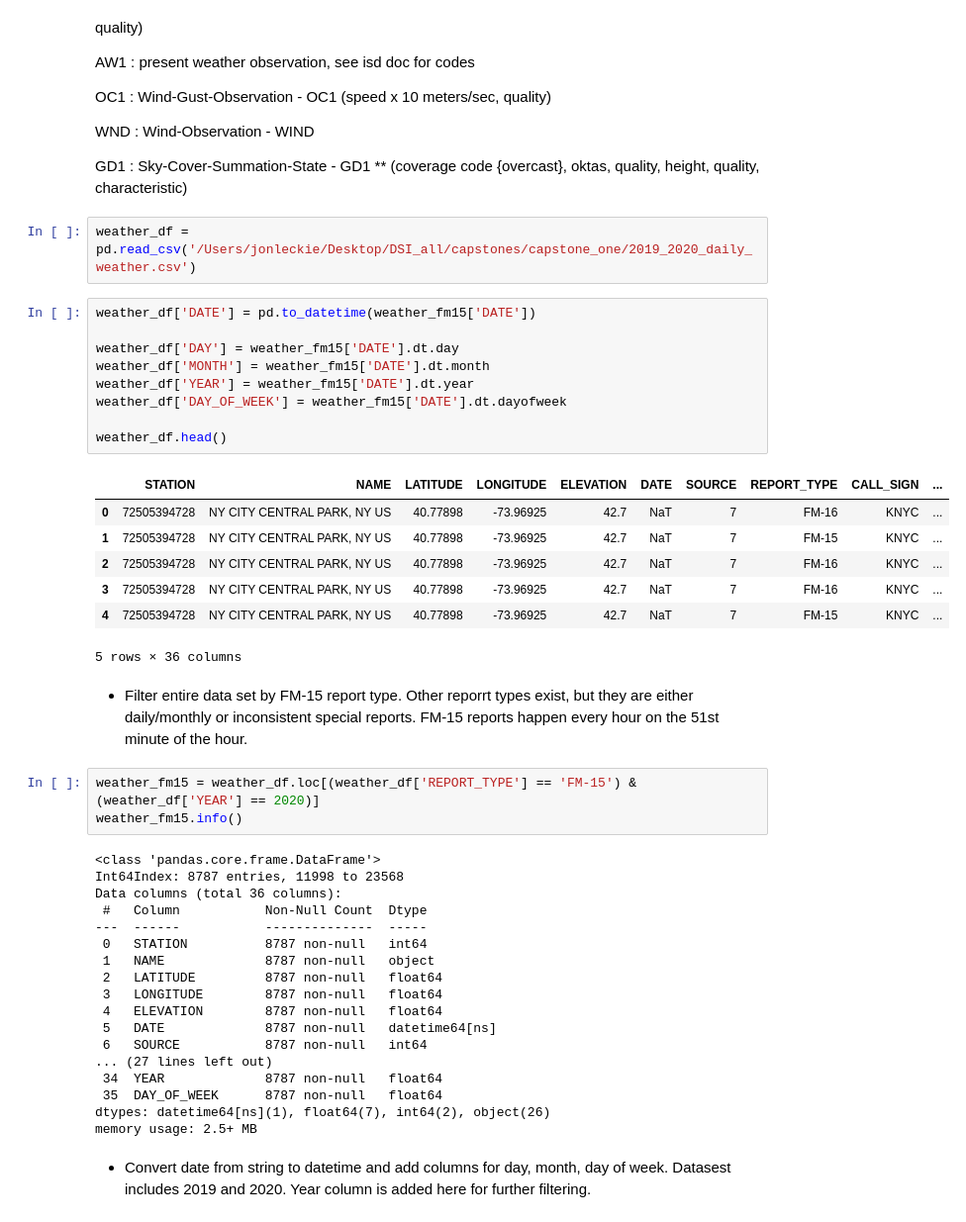
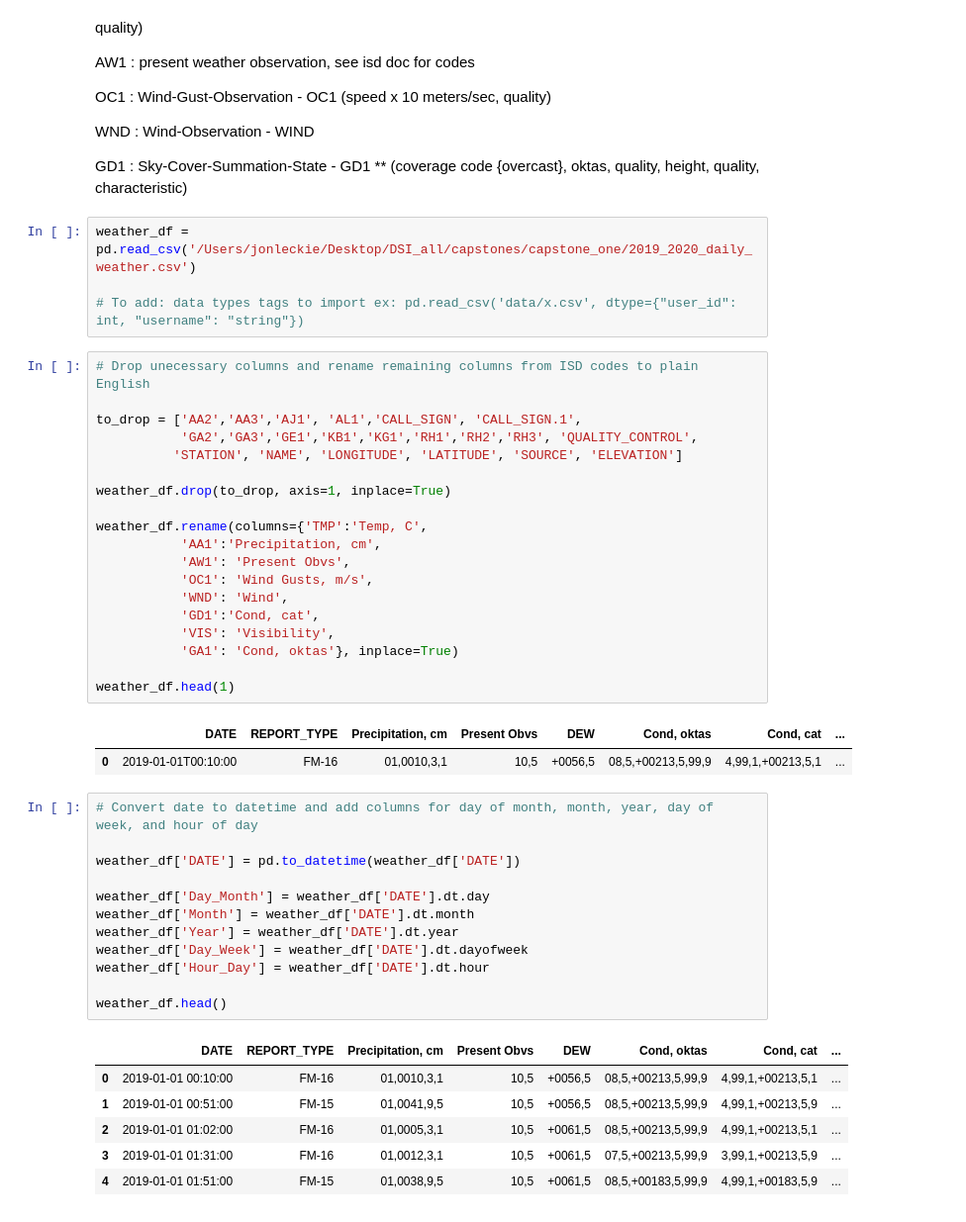
Before and after one commit to leckieje/fair_weather_cyclists, a Jupyter notebook: bike_weather_20.ipynb, the cells around one changed output. Shown: that part at 99% size. Cells and saved outputs as stored; diff of their text form.

```diff
--- a/bike_weather_20.ipynb
+++ b/bike_weather_20.ipynb
@@ -126,45 +131,46 @@ WND : Wind-Observation - WIND
 GD1 : Sky-Cover-Summation-State - GD1 ** (coverage code {overcast}, oktas, quality, height, quality, characteristic)
 # %%
 weather_df = pd.read_csv('/Users/jonleckie/Desktop/DSI_all/capstones/capstone_one/2019_2020_daily_weather.csv')
+
+# To add: data types tags to import ex: pd.read_csv('data/x.csv', dtype={"user_id": int, "username": "string"})
+# %%
+# Drop unecessary columns and rename remaining columns from ISD codes to plain English
+
+to_drop = ['AA2','AA3','AJ1', 'AL1','CALL_SIGN', 'CALL_SIGN.1',
+           'GA2','GA3','GE1','KB1','KG1','RH1','RH2','RH3', 'QUALITY_CONTROL',
+          'STATION', 'NAME', 'LONGITUDE', 'LATITUDE', 'SOURCE', 'ELEVATION']
+
+weather_df.drop(to_drop, axis=1, inplace=True)
+
+weather_df.rename(columns={'TMP':'Temp, C',
+           'AA1':'Precipitation, cm',
+           'AW1': 'Present Obvs',
+           'OC1': 'Wind Gusts, m/s',
+           'WND': 'Wind',
+           'GD1':'Cond, cat',
+           'VIS': 'Visibility',
+           'GA1': 'Cond, oktas'}, inplace=True)
+
+weather_df.head(1)
+# %% [output]
+|  | DATE | REPORT_TYPE | Precipitation, cm | Present Obvs | DEW | Cond, oktas | Cond, cat | ... |
+| 0 | 2019-01-01T00:10:00 | FM-16 | 01,0010,3,1 | 10,5 | +0056,5 | 08,5,+00213,5,99,9 | 4,99,1,+00213,5,1 | ... |
 # %%
-weather_df['DATE'] = pd.to_datetime(weather_fm15['DATE'])
+# Convert date to datetime and add columns for day of month, month, year, day of week, and hour of day
 
-weather_df['DAY'] = weather_fm15['DATE'].dt.day
-weather_df['MONTH'] = weather_fm15['DATE'].dt.month
-weather_df['YEAR'] = weather_fm15['DATE'].dt.year
-weather_df['DAY_OF_WEEK'] = weather_fm15['DATE'].dt.dayofweek
+weather_df['DATE'] = pd.to_datetime(weather_df['DATE'])
+
+weather_df['Day_Month'] = weather_df['DATE'].dt.day
+weather_df['Month'] = weather_df['DATE'].dt.month
+weather_df['Year'] = weather_df['DATE'].dt.year
+weather_df['Day_Week'] = weather_df['DATE'].dt.dayofweek
+weather_df['Hour_Day'] = weather_df['DATE'].dt.hour
 
 weather_df.head()
 # %% [output]
-|  | STATION | NAME | LATITUDE | LONGITUDE | ELEVATION | DATE | SOURCE | REPORT_TYPE | CALL_SIGN | ... |
-| 0 | 72505394728 | NY CITY CENTRAL PARK, NY US | 40.77898 | -73.96925 | 42.7 | NaT | 7 | FM-16 | KNYC | ... |
-| 1 | 72505394728 | NY CITY CENTRAL PARK, NY US | 40.77898 | -73.96925 | 42.7 | NaT | 7 | FM-15 | KNYC | ... |
-| 2 | 72505394728 | NY CITY CENTRAL PARK, NY US | 40.77898 | -73.96925 | 42.7 | NaT | 7 | FM-16 | KNYC | ... |
-| 3 | 72505394728 | NY CITY CENTRAL PARK, NY US | 40.77898 | -73.96925 | 42.7 | NaT | 7 | FM-16 | KNYC | ... |
-| 4 | 72505394728 | NY CITY CENTRAL PARK, NY US | 40.77898 | -73.96925 | 42.7 | NaT | 7 | FM-15 | KNYC | ... |
+|  | DATE | REPORT_TYPE | Precipitation, cm | Present Obvs | DEW | Cond, oktas | Cond, cat | ... |
+| 0 | 2019-01-01 00:10:00 | FM-16 | 01,0010,3,1 | 10,5 | +0056,5 | 08,5,+00213,5,99,9 | 4,99,1,+00213,5,1 | ... |
+| 1 | 2019-01-01 00:51:00 | FM-15 | 01,0041,9,5 | 10,5 | +0056,5 | 08,5,+00213,5,99,9 | 4,99,1,+00213,5,9 | ... |
+| 2 | 2019-01-01 01:02:00 | FM-16 | 01,0005,3,1 | 10,5 | +0061,5 | 08,5,+00213,5,99,9 | 4,99,1,+00213,5,1 | ... |
+| 3 | 2019-01-01 01:31:00 | FM-16 | 01,0012,3,1 | 10,5 | +0061,5 | 07,5,+00213,5,99,9 | 3,99,1,+00213,5,9 | ... |
+| 4 | 2019-01-01 01:51:00 | FM-15 | 01,0038,9,5 | 10,5 | +0061,5 | 08,5,+00183,5,99,9 | 4,99,1,+00183,5,9 | ... |
-5 rows × 36 columns
-# %% [markdown]
-* Filter entire data set by FM-15 report type. Other reporrt types exist, but they are either daily/monthly or inconsistent special reports. FM-15 reports happen every hour on the 51st minute of the hour.
-# %%
-weather_fm15 = weather_df.loc[(weather_df['REPORT_TYPE'] == 'FM-15') & (weather_df['YEAR'] == 2020)]
-weather_fm15.info()
-# %% [output]
-<class 'pandas.core.frame.DataFrame'>
-Int64Index: 8787 entries, 11998 to 23568
-Data columns (total 36 columns):
- #   Column           Non-Null Count  Dtype
----  ------           --------------  -----
- 0   STATION          8787 non-null   int64
- 1   NAME             8787 non-null   object
- 2   LATITUDE         8787 non-null   float64
- 3   LONGITUDE        8787 non-null   float64
- 4   ELEVATION        8787 non-null   float64
- 5   DATE             8787 non-null   datetime64[ns]
- 6   SOURCE           8787 non-null   int64
-... (27 lines left out)
- 34  YEAR             8787 non-null   float64
- 35  DAY_OF_WEEK      8787 non-null   float64
-dtypes: datetime64[ns](1), float64(7), int64(2), object(26)
-memory usage: 2.5+ MB
-# %% [markdown]
-* Convert date from string to datetime and add columns for day, month, day of week. Datasest includes 2019 and 2020. Year column is added here for further filtering.
```
Also changed, not shown: parts of 12 cells of this notebook.
